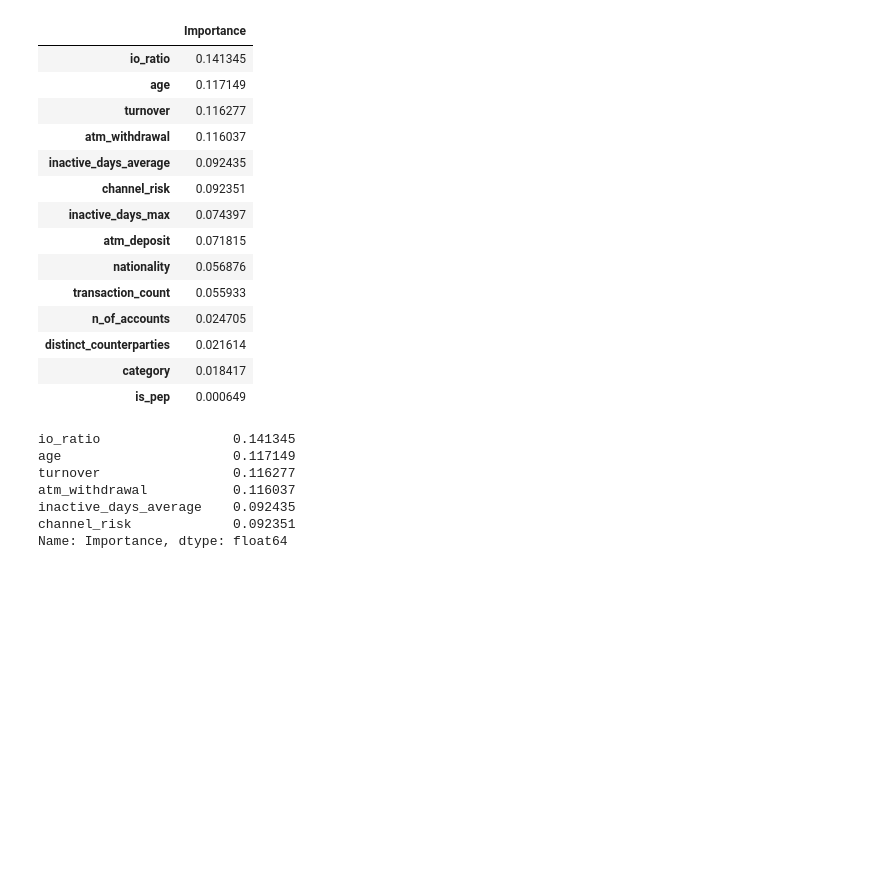
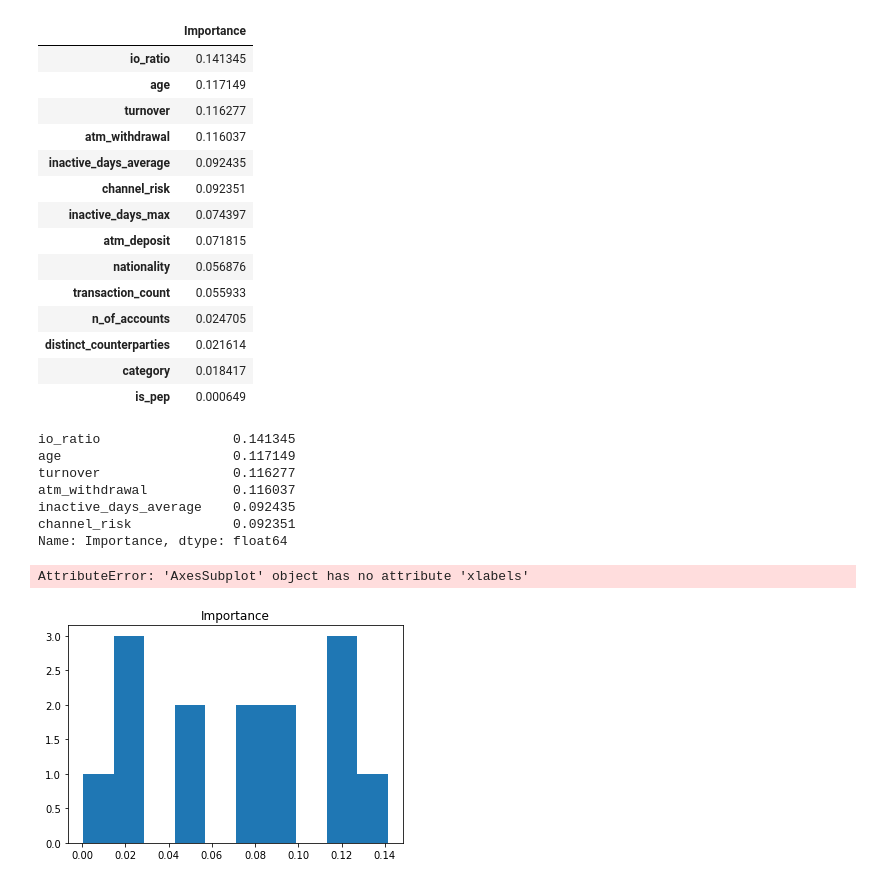
Before and after one commit to Lamiaka/hack-n-lead-2019, a Jupyter notebook: Modeling/Credit_Suisse.ipynb, the cells around one changed output. Cells and saved outputs as stored; diff of their text form; code cells hidden in the pictures; blank space fills up the shorter version.

```diff
--- a/Modeling/Credit_Suisse.ipynb
+++ b/Modeling/Credit_Suisse.ipynb
@@ -152,3 +152,12 @@ atm_withdrawal           0.116037
 inactive_days_average    0.092435
 channel_risk             0.092351
 Name: Importance, dtype: float64
+# %%
+# Plot the feature importances of the forest
+df.hist(grid=False)
+ax.xlabels("Features")
+ax.ylabels("Importance")
+plt.show()
+# %% [output]
+AttributeError: 'AxesSubplot' object has no attribute 'xlabels'
+[figure, added]
```
Also changed, not shown: parts of 4 cells of this notebook.
